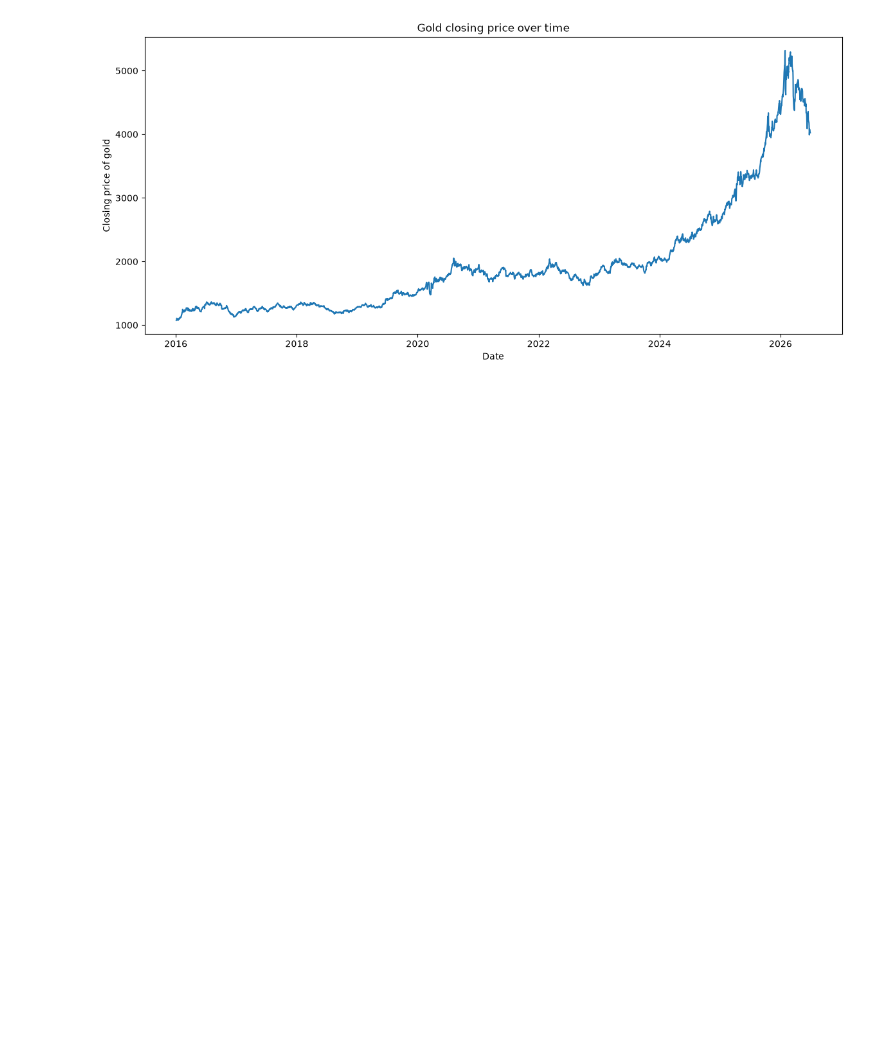
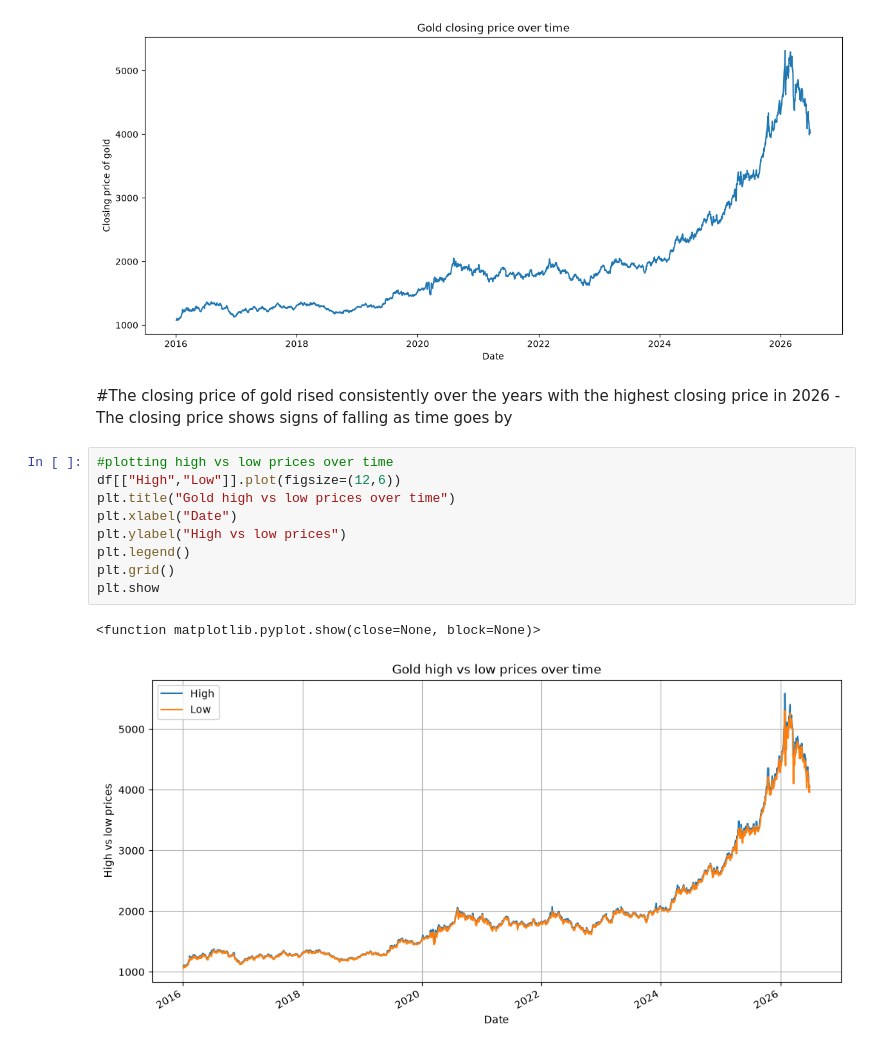
Before and after one commit to Kimu-koech/gold-price-analysis, a Jupyter notebook: gold-price-analysis/notebooks/gold_prices_analysis.ipynb, the cells around one changed output. Cells and saved outputs as stored; diff of their text form; blank space fills up the shorter version.

Commit message:
Gold  high,low and closing  prices  visualizations

```diff
--- a/gold-price-analysis/notebooks/gold_prices_analysis.ipynb
+++ b/gold-price-analysis/notebooks/gold_prices_analysis.ipynb
@@ -114,3 +114,18 @@ plt.show
 # %% [output]
 <function matplotlib.pyplot.show(close=None, block=None)>
 [figure]
+# %% [markdown]
+#The closing price of gold rised consistently over the years with the highest closing price in 2026
+-The closing price shows signs of falling as time goes by
+# %%
+#plotting high vs low prices over time
+df[["High","Low"]].plot(figsize=(12,6))
+plt.title("Gold high vs low prices over time")
+plt.xlabel("Date")
+plt.ylabel("High vs low prices")
+plt.legend()
+plt.grid()
+plt.show
+# %% [output]
+<function matplotlib.pyplot.show(close=None, block=None)>
+[figure, added]
```
Also changed, not shown: parts of 3 cells of this notebook, 2 other files.
